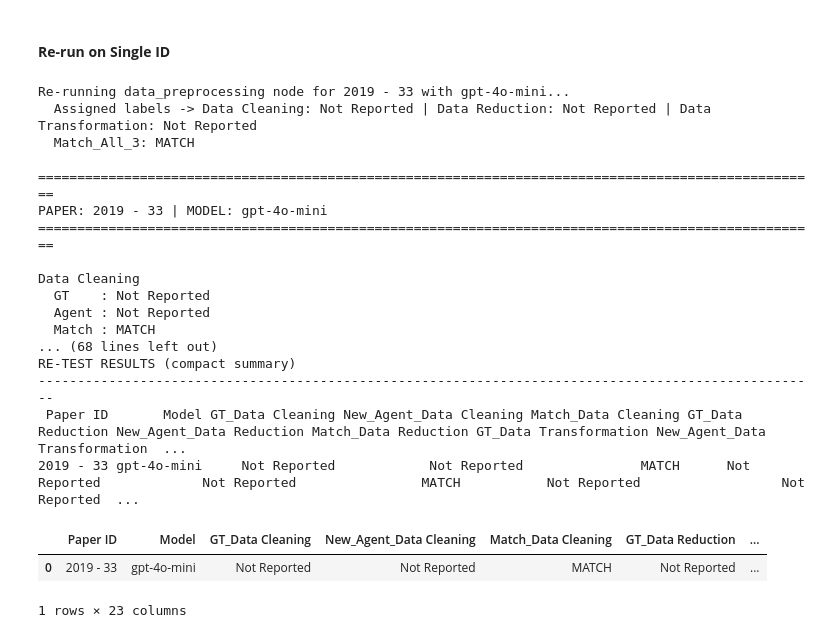
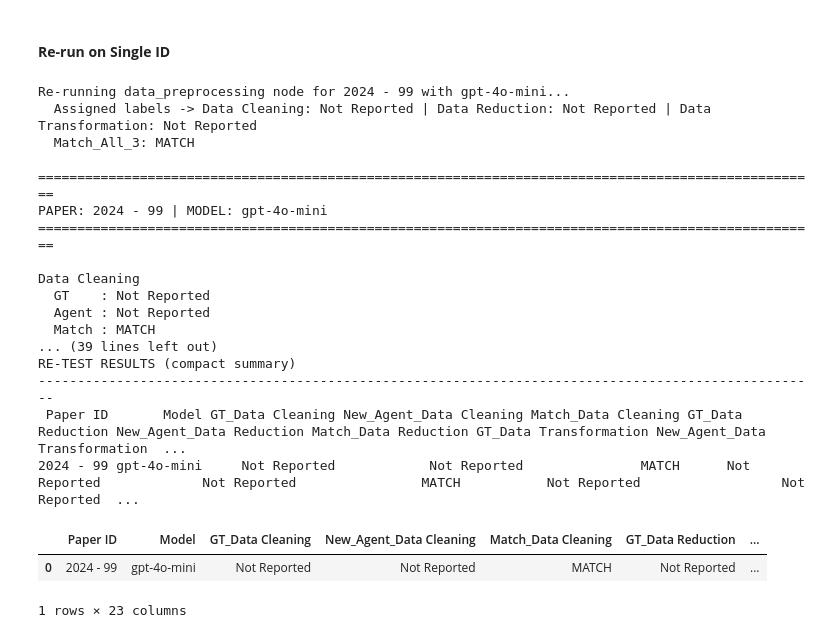
Before and after one commit to sahil-datascience/DSRP_Agentic_Theory_Synthesis, a Jupyter notebook: Pilot_Evaluation/node_debugging_notebooks/evaluate_data_preprocessing_node.ipynb, the cells around one changed output. Saved outputs shown, nothing was run; the diff lists cells and outputs as text; code cells hidden in the pictures.

```diff
--- a/Pilot_Evaluation/node_debugging_notebooks/evaluate_data_preprocessing_node.ipynb
+++ b/Pilot_Evaluation/node_debugging_notebooks/evaluate_data_preprocessing_node.ipynb
@@ -841,32 +980,32 @@ Data Cleaning
 # %%
 # Single-paper readable debug output (multi-line evidence)
 run_data_preprocessing_iteration(
-    ["2019 - 33"],
+    ["2024 - 99"],
     llm_model="gpt-4o-mini",
     verbose=True,
     include_reasoning=True,
     show_reasoning_in_logs=True,
     log_bibliography=True,
     show_raw_label_output=False,
  )
 # %% [output]
-Re-running data_preprocessing node for 2019 - 33 with gpt-4o-mini...
+Re-running data_preprocessing node for 2024 - 99 with gpt-4o-mini...
   Assigned labels -> Data Cleaning: Not Reported | Data Reduction: Not Reported | Data Transformation: Not Reported
   Match_All_3: MATCH
 
 ====================================================================================================
-PAPER: 2019 - 33 | MODEL: gpt-4o-mini
+PAPER: 2024 - 99 | MODEL: gpt-4o-mini
 ====================================================================================================
 
 Data Cleaning
   GT    : Not Reported
   Agent : Not Reported
   Match : MATCH
-... (68 lines left out)
+... (39 lines left out)
 RE-TEST RESULTS (compact summary)
 ----------------------------------------------------------------------------------------------------
  Paper ID       Model GT_Data Cleaning New_Agent_Data Cleaning Match_Data Cleaning GT_Data Reduction New_Agent_Data Reduction Match_Data Reduction GT_Data Transformation New_Agent_Data Transformation  ...
-2019 - 33 gpt-4o-mini     Not Reported            Not Reported               MATCH      Not Reported             Not Reported                MATCH           Not Reported                  Not Reported  ...
+2024 - 99 gpt-4o-mini     Not Reported            Not Reported               MATCH      Not Reported             Not Reported                MATCH           Not Reported                  Not Reported  ...
 |  | Paper ID | Model | GT_Data Cleaning | New_Agent_Data Cleaning | Match_Data Cleaning | GT_Data Reduction | ... |
-| 0 | 2019 - 33 | gpt-4o-mini | Not Reported | Not Reported | MATCH | Not Reported | ... |
+| 0 | 2024 - 99 | gpt-4o-mini | Not Reported | Not Reported | MATCH | Not Reported | ... |
 1 rows × 23 columns
```
Also changed, not shown: parts of 32 cells of this notebook, 17 other files.
